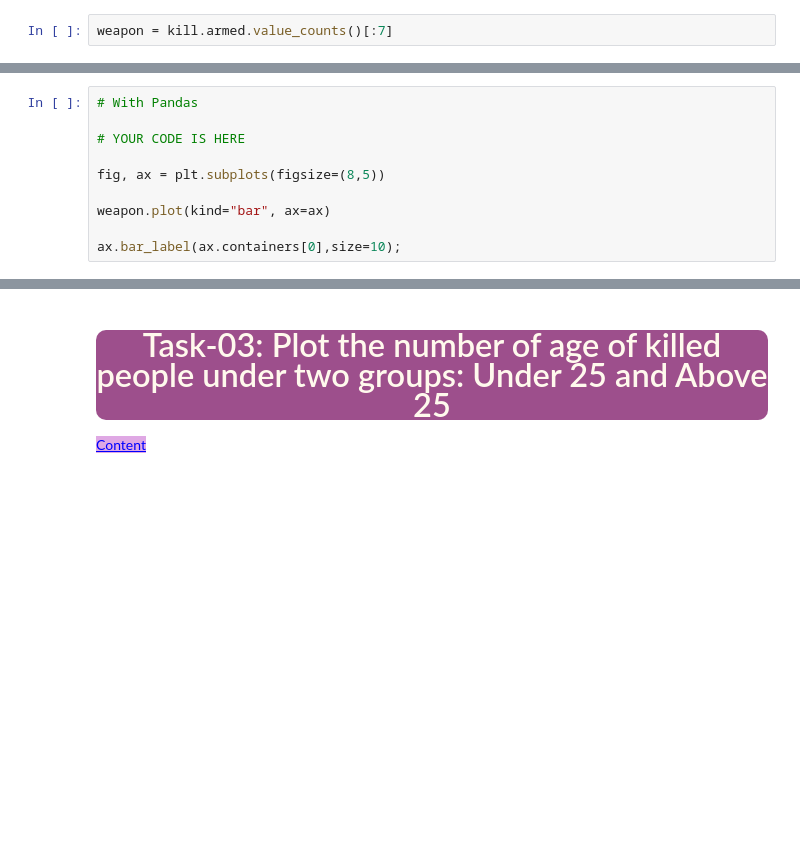
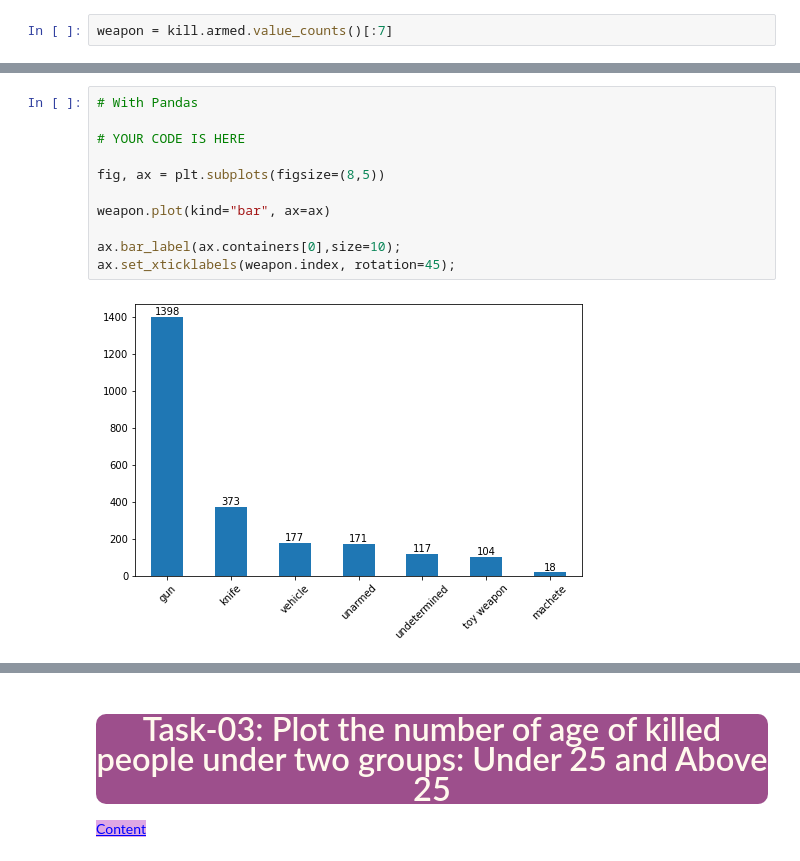
Before and after one commit to abdullahalistunca/DVwPy, a Jupyter notebook: Assignment-1 (PoliceKillingUS-Matplotlib)-Student.ipynb, the cells around one changed output, grey strips where cells are left out. Cells and saved outputs as stored; diff of their text form; blank space fills up the shorter version.

```diff
--- a/Assignment-1 (PoliceKillingUS-Matplotlib)-Student.ipynb
+++ b/Assignment-1 (PoliceKillingUS-Matplotlib)-Student.ipynb
@@ -290,13 +274,16 @@ Desired Output:
 # %%
 # With Pandas
 
 # YOUR CODE IS HERE
 
 fig, ax = plt.subplots(figsize=(8,5))
 
 weapon.plot(kind="bar", ax=ax)
 
 ax.bar_label(ax.containers[0],size=10);
+ax.set_xticklabels(weapon.index, rotation=45);
+# %% [output]
+[figure, added]
 # %% [markdown]
 Desired Output:
 
```
Also changed, not shown: parts of 5 cells of this notebook.
